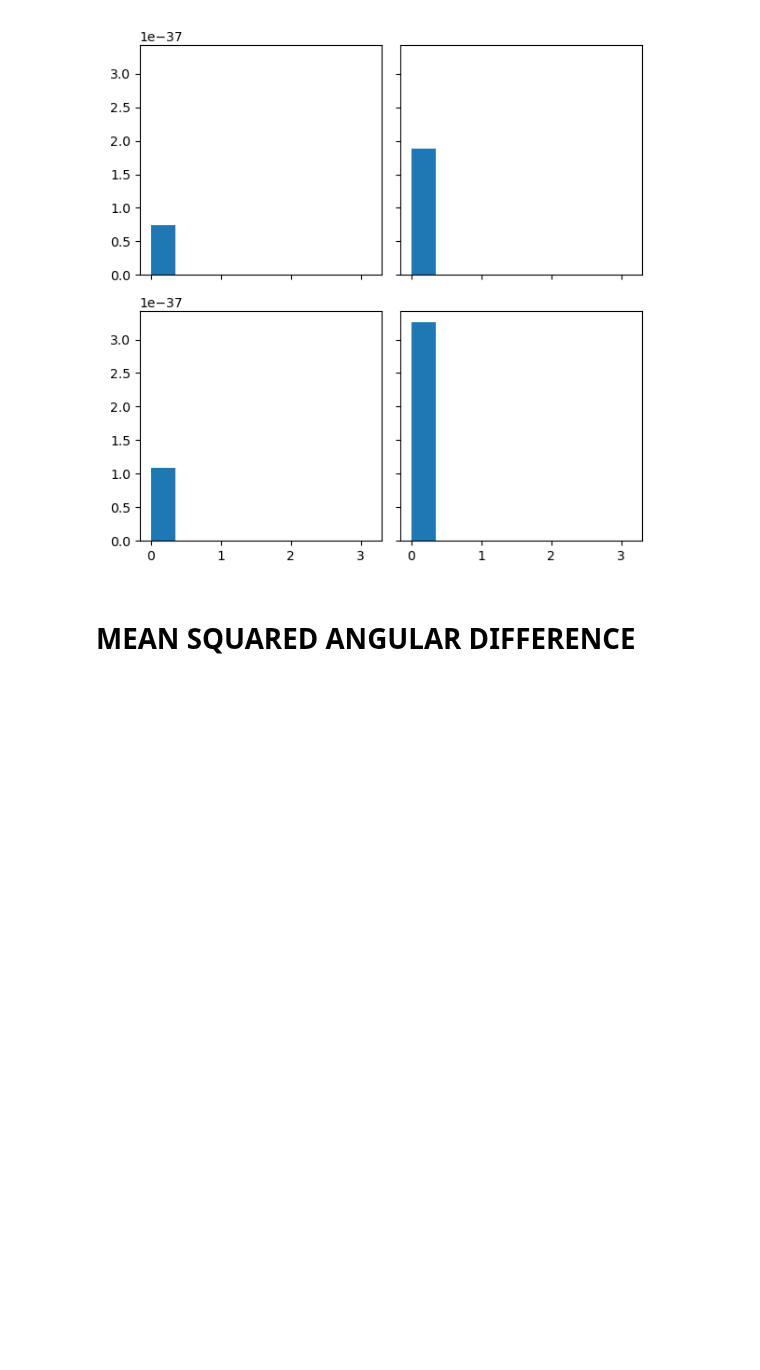
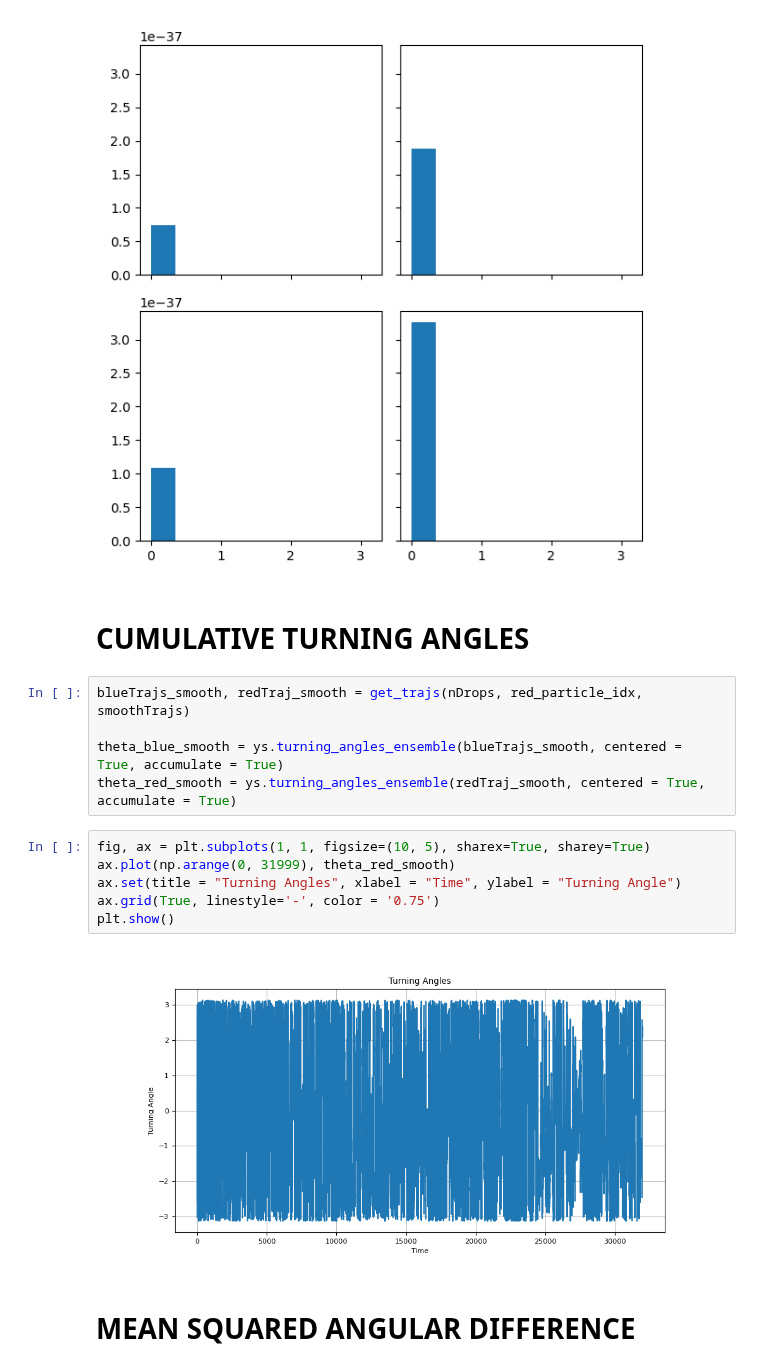
Before and after one commit to skandiz/MasterThesis, a Jupyter notebook: analysis/dev.ipynb, the cells around one changed output. Drawn from its saved outputs; the diff is of its cells as text; blank space fills up the shorter version.

```diff
--- a/analysis/dev.ipynb
+++ b/analysis/dev.ipynb
@@ -299,6 +341,21 @@ plt.tight_layout()
 plt.show()
 # %% [output]
 [figure]
+# %% [markdown]
+# CUMULATIVE TURNING ANGLES
+# %%
+blueTrajs_smooth, redTraj_smooth = get_trajs(nDrops, red_particle_idx, smoothTrajs)
+
+theta_blue_smooth = ys.turning_angles_ensemble(blueTrajs_smooth, centered = True, accumulate = True)
+theta_red_smooth = ys.turning_angles_ensemble(redTraj_smooth, centered = True, accumulate = True)
+# %%
+fig, ax = plt.subplots(1, 1, figsize=(10, 5), sharex=True, sharey=True)
+ax.plot(np.arange(0, 31999), theta_red_smooth)
+ax.set(title = "Turning Angles", xlabel = "Time", ylabel = "Turning Angle")
+ax.grid(True, linestyle='-', color = '0.75')
+plt.show()
+# %% [output]
+[figure, added]
 # %% [markdown]
 # MEAN SQUARED ANGULAR DIFFERENCE
 # %%
```
Also changed, not shown: parts of 7 cells of this notebook, 19 other files.
